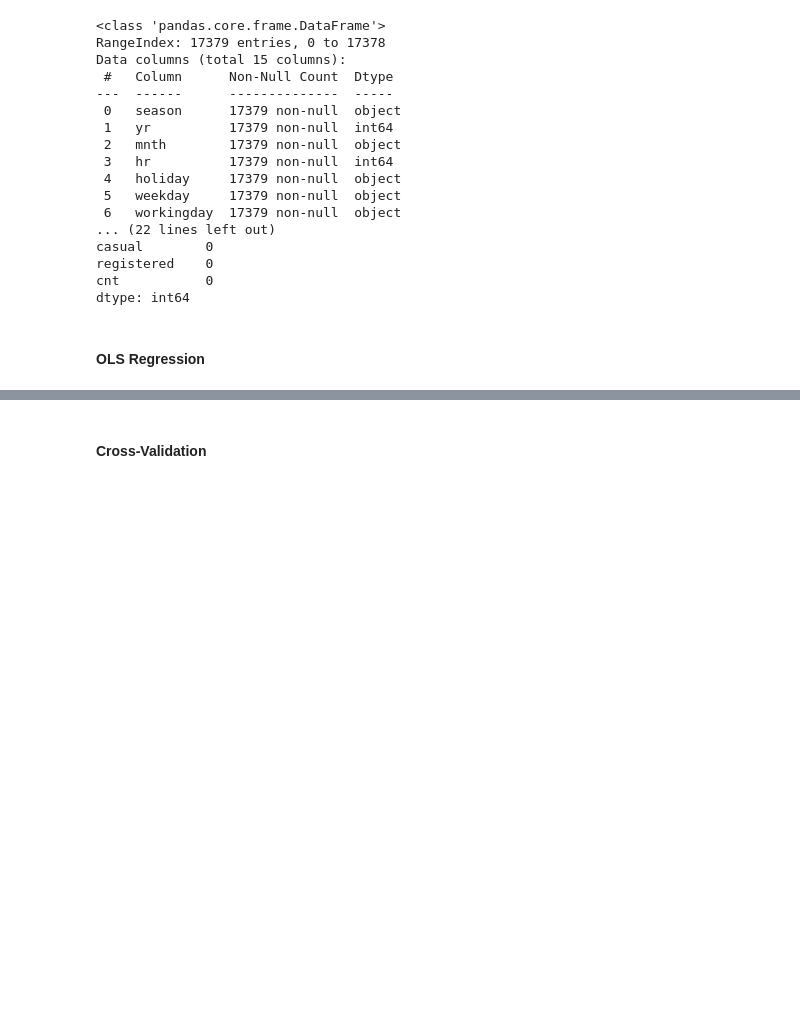
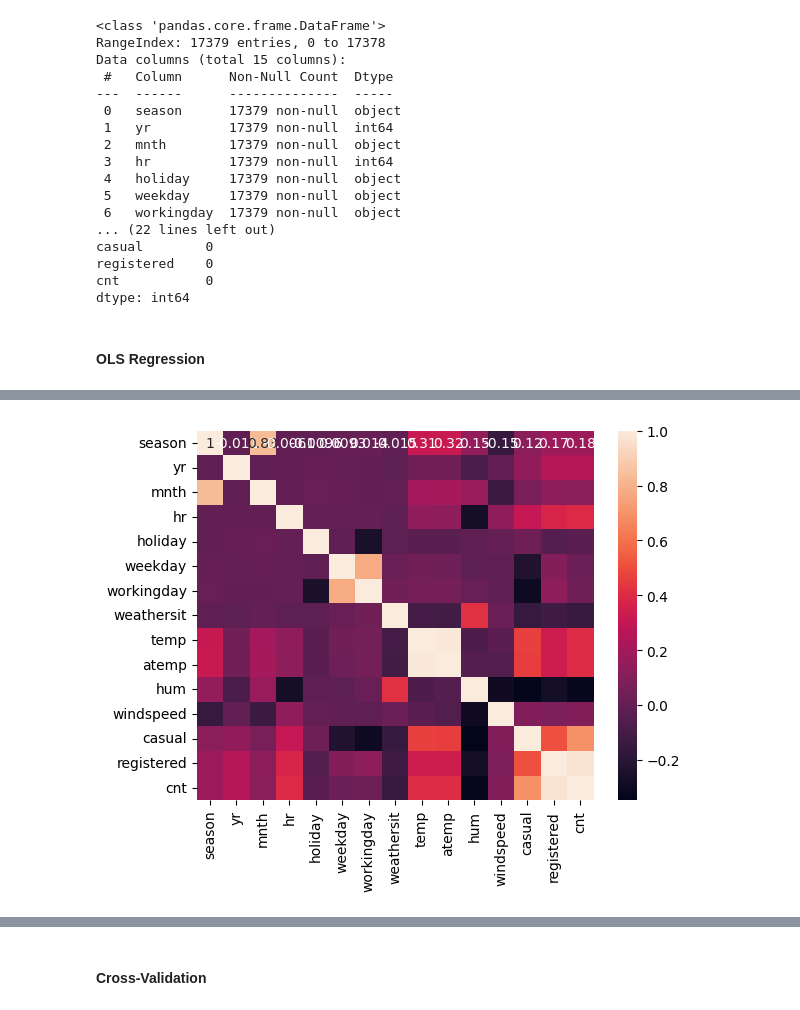
Before and after one commit to aa57c/CS_5568_Project, a Jupyter notebook: project_final.ipynb, the cells around one changed output, grey strips where cells are left out. Saved outputs shown, nothing was run; the diff lists cells and outputs as text; code cells hidden in the pictures; blank space fills up the shorter version.

```diff
--- a/project_final.ipynb
+++ b/project_final.ipynb
@@ -116,3 +117,9 @@ OLS Regression Results
 | Kurtosis: | 5.164 | Cond. No. | 78.7 |
 Notes:
 [1] Standard Errors assume that the covariance matrix of the errors is correctly specified.
+# %%
+corr_matrix = bike.corr()
+sns.heatmap(corr_matrix, annot=True)
+plt.show()
+# %% [output]
+[figure, added]
```
Also changed, not shown: parts of 21 cells of this notebook.
